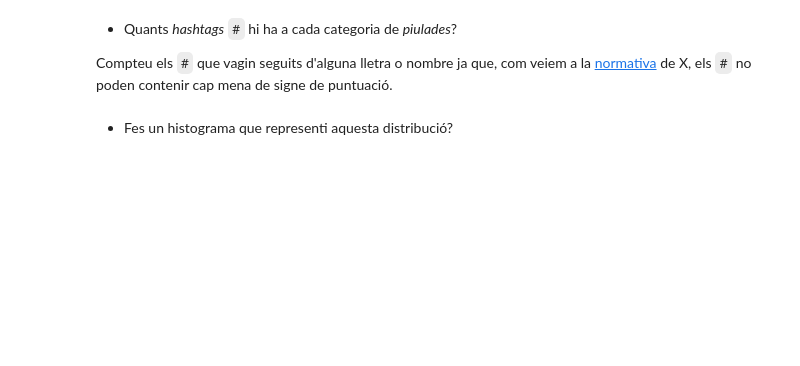
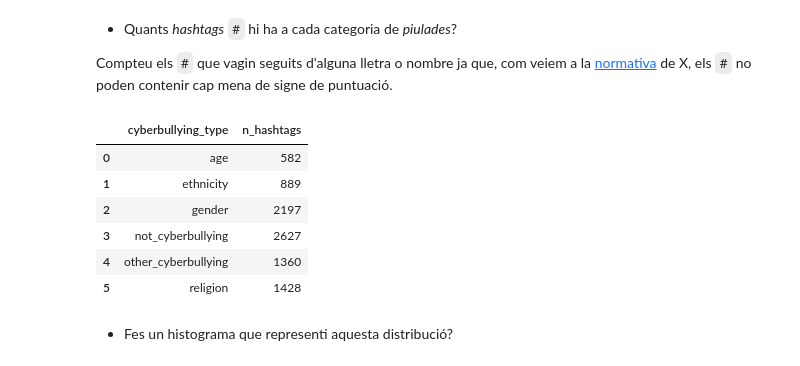
Before and after one commit to fparcerisasv/naive-bayes-classifier, a Jupyter notebook: mainfile.ipynb, the cells around one changed output. Cells and saved outputs as stored; diff of their text form; code cells hidden in the pictures; blank space fills up the shorter version.

```diff
--- a/mainfile.ipynb
+++ b/mainfile.ipynb
@@ -187,2 +207,18 @@ Compteu els ``#`` que vagin seguits d'alguna lletra o nombre ja que, com veiem a
+# %%
+# El vostre codi aquí
+hashtag_pattern = r'#[\w]+' # # seguit d'un caràcter alfanumèric
+df_tweets_train['hashtags'] = df_tweets_train['tweet_text'].apply(lambda x: re.findall(hashtag_pattern, str(x)))# troba totes les coincidències
+df_tweets_train['n_hashtags'] = df_tweets_train['hashtags'].apply(lambda x: len(x)) # compta el nombre de hashtags
+hashtags_per_type = df_tweets_train.groupby('cyberbullying_type')['n_hashtags'].sum() # agrupa per tipus i calcula el total de hashtags per tipus
+hashtags_per_type = pd.DataFrame(hashtags_per_type).reset_index() # converteix a dataframe i reinicia l'index
+hashtags_per_type
+# %% [output]
+|  | cyberbullying_type | n_hashtags |
+| 0 | age | 582 |
+| 1 | ethnicity | 889 |
+| 2 | gender | 2197 |
+| 3 | not_cyberbullying | 2627 |
+| 4 | other_cyberbullying | 1360 |
+| 5 | religion | 1428 |
 # %% [markdown]
 + Fes un histograma que representi aquesta distribució?
```
Also changed, not shown: parts of 16 cells of this notebook.
